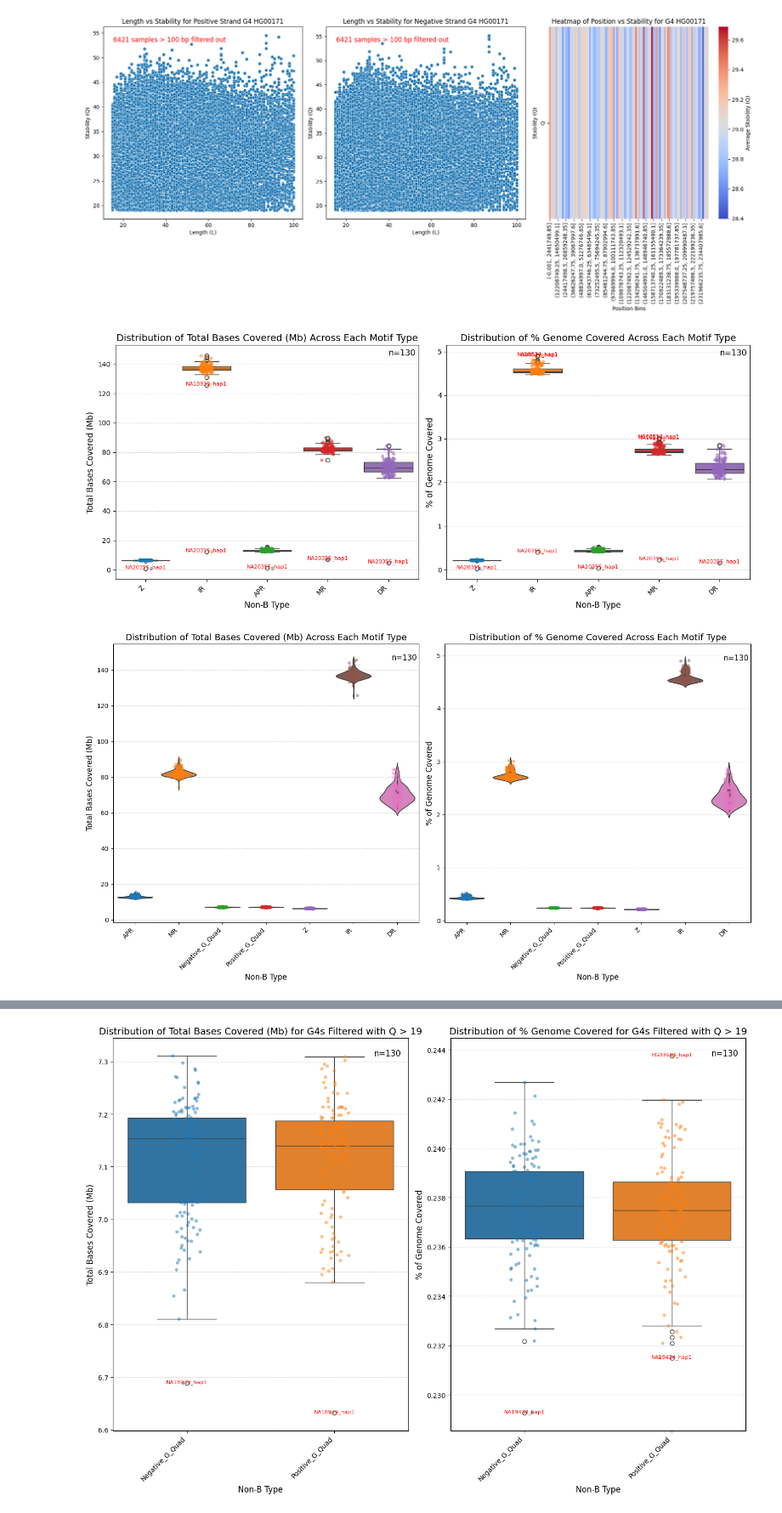
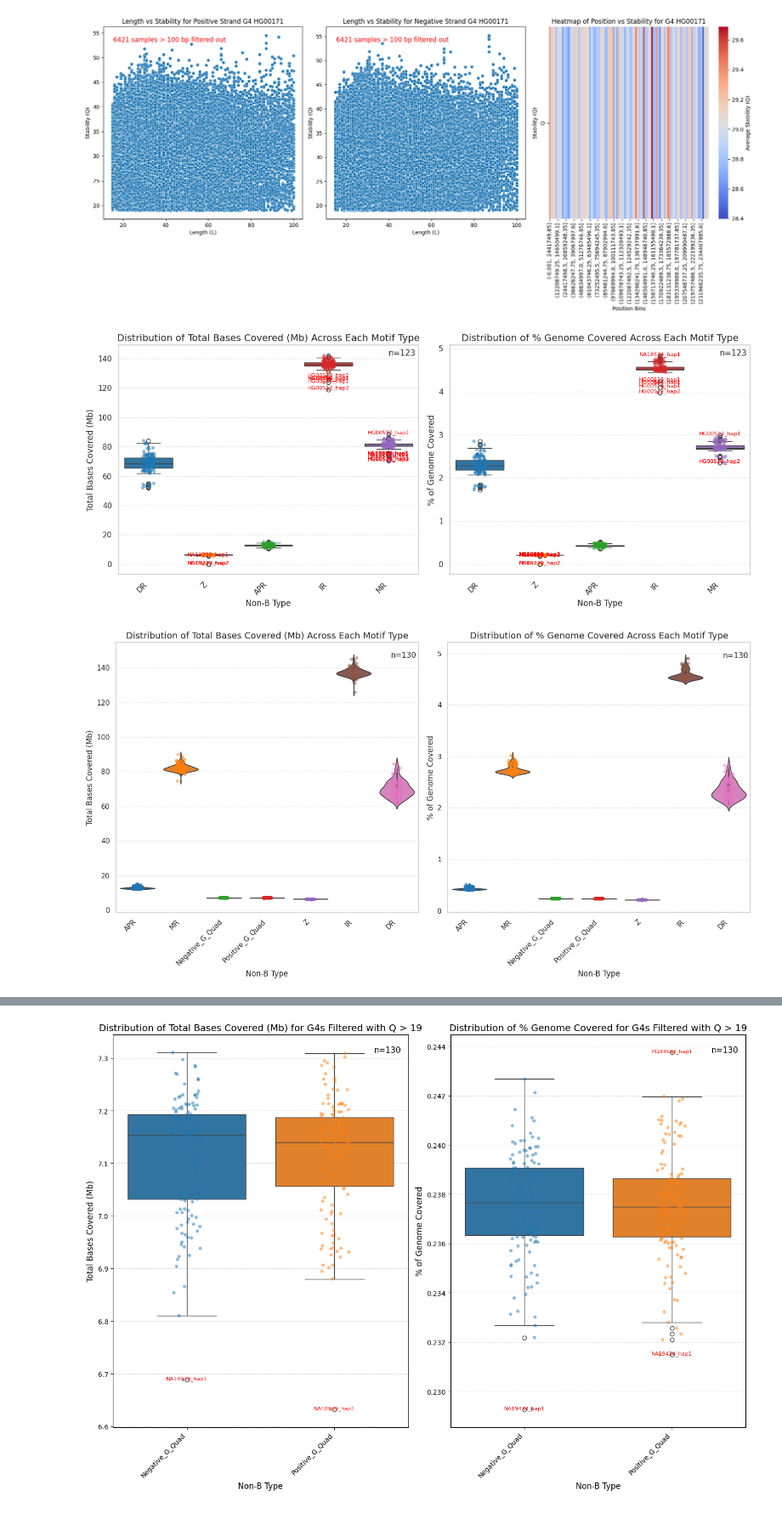
Before and after one commit to alexturcoo/PhasedHapAssembly-nonB, a Jupyter notebook: analysis_scripts/examine_nonb_annotations_chm13.ipynb, the cells around one changed output, grey strips where cells are left out. Shown at 85% size. Saved outputs shown, nothing was run; the diff lists cells and outputs as text; code cells hidden in the pictures.

```diff
--- a/analysis_scripts/examine_nonb_annotations_chm13.ipynb
+++ b/analysis_scripts/examine_nonb_annotations_chm13.ipynb
@@ -187,9 +187,9 @@ import matplotlib.pyplot as plt
 import seaborn as sns
 
 # Load your feature counts dataframes
-batch1 = pd.read_csv('/home/alextu/scratch/results/summary_stats/verkko_batch1_chm13_collapsed_summary_metrics.csv')
-batch2 = pd.read_csv('/home/alextu/scratch/results/summary_stats/verkko_batch2_chm13_collapsed_summary_metrics.csv')
-batch3 = pd.read_csv('/home/alextu/scratch/results/summary_stats/verkko_batch3_chm13_collapsed_summary_metrics.csv')
+batch1 = pd.read_csv('/home/alextu/projects/def-sushant/verkko_batch123_nonB_annotations_aligned_july2024/results/summary_stats/hg38/verkko_batch1_hg38_collapsed_summary_metrics.csv')
+batch2 = pd.read_csv('/home/alextu/projects/def-sushant/verkko_batch123_nonB_annotations_aligned_july2024/results/summary_stats/hg38/verkko_batch2_hg38_collapsed_summary_metrics.csv')
+batch3 = pd.read_csv('/home/alextu/projects/def-sushant/verkko_batch123_nonB_annotations_aligned_july2024/results/summary_stats/hg38/verkko_batch3_hg38_collapsed_summary_metrics.csv')
 
 # Combine the dataframes
 df = pd.concat([batch1, batch2, batch3], ignore_index=True)
@@ -204,7 +204,7 @@ df['Total Bases Covered (Mb)'] = df['Total Bases Covered'] / 1_000_000
 sorted_df = df.sort_values(by='Sample_Haplotype')
 
 # Assuming the metadata file is already read into metadata_df
-metadata_df = pd.read_csv('/home/alextu/scratch/igsr_sample_metadata/igsr_samples.tsv', delimiter='\t')
+metadata_df = pd.read_csv('/home/alextu/scratch/igsr_samples.tsv', delimiter='\t')
 
 # Merge metadata with the sorted DataFrame on 'Sample' column
 merged_df = pd.merge(sorted_df, metadata_df[['Sample name', 'Sex', 'Superpopulation name', 'Superpopulation code']], left_on='Sample', right_on='Sample name', how='left')
@@ -253,34 +253,34 @@ plt.grid(axis='y', linestyle='--', alpha=0.5)
 plt.subplot(1, 2, 2)
 # Create a boxplot using seaborn
 sns.boxplot(data=merged_df, x='Motif Type', y='Percent of Genome', hue='Motif Type', palette='tab10', dodge=False, legend=False)
 # Add jittered strip plot
 sns.stripplot(data=merged_df, x='Motif Type', y='Percent of Genome', hue='Motif Type', palette='tab10', alpha=0.5, dodge=False, jitter=True, legend=False)
 
 # Identify and annotate extreme outliers
 for motif_type in merged_df['Motif Type'].unique():
     motif_data = merged_df[merged_df['Motif Type'] == motif_type]
     outliers = identify_extreme_outliers(motif_data['Percent of Genome'])
     for i in outliers.index:
         sample_haplotype = f"{merged_df.loc[i, 'Sample']}_{merged_df.loc[i, 'Haplotype']}"
         plt.text(x=motif_type, y=outliers[i], s=sample_haplotype, color='red', fontsize=8, ha='center')
 
 # Add total number of unique sample_haplotypes plotted to the top right
 plt.text(x=merged_df['Motif Type'].nunique() - 0.55, y=merged_df['Percent of Genome'].max() * 1.0, s=f"n={unique_sample_haplotypes}", fontsize=12, ha='right')
 
 # Customize plot
 plt.xlabel('Non-B Type', fontsize=12)
 plt.ylabel('% of Genome Covered', fontsize=12)
 plt.title('Distribution of % Genome Covered Across Each Motif Type', fontsize=14)
 plt.xticks(rotation=45, ha='right')
 plt.grid(axis='y', linestyle='--', alpha=0.5)
 
 # Adjust layout
 plt.tight_layout()
 
 # Show plot
 plt.show()
 # %% [output]
-[figure, old version]
+[figure, new version]
 # %%
 import pandas as pd
 import matplotlib.pyplot as plt
@@ -320,7 +320,7 @@ df_combined = pd.concat([df, batch4], ignore_index=True)
 df_combined = df_combined.sort_values(by='Sample_Haplotype')
 
 # Load the metadata file
-metadata_df = pd.read_csv('/home/alextu/scratch/igsr_sample_metadata/igsr_samples.tsv', delimiter='\t')
+metadata_df = pd.read_csv('/home/alextu/scratch/igsr_samples.tsv', delimiter='\t')
 
 # Merge metadata with the combined DataFrame on 'Sample' column
 merged_df = pd.merge(df_combined, metadata_df[['Sample name', 'Sex', 'Superpopulation name', 'Superpopulation code']],
@@ -406,4 +406,4 @@ plt.tight_layout()
 # Show plot
 plt.show()
 # %% [output]
-[figure, old version]
+[figure, new version]
```
Also changed, not shown: parts of 2 cells of this notebook, 4 other files.
